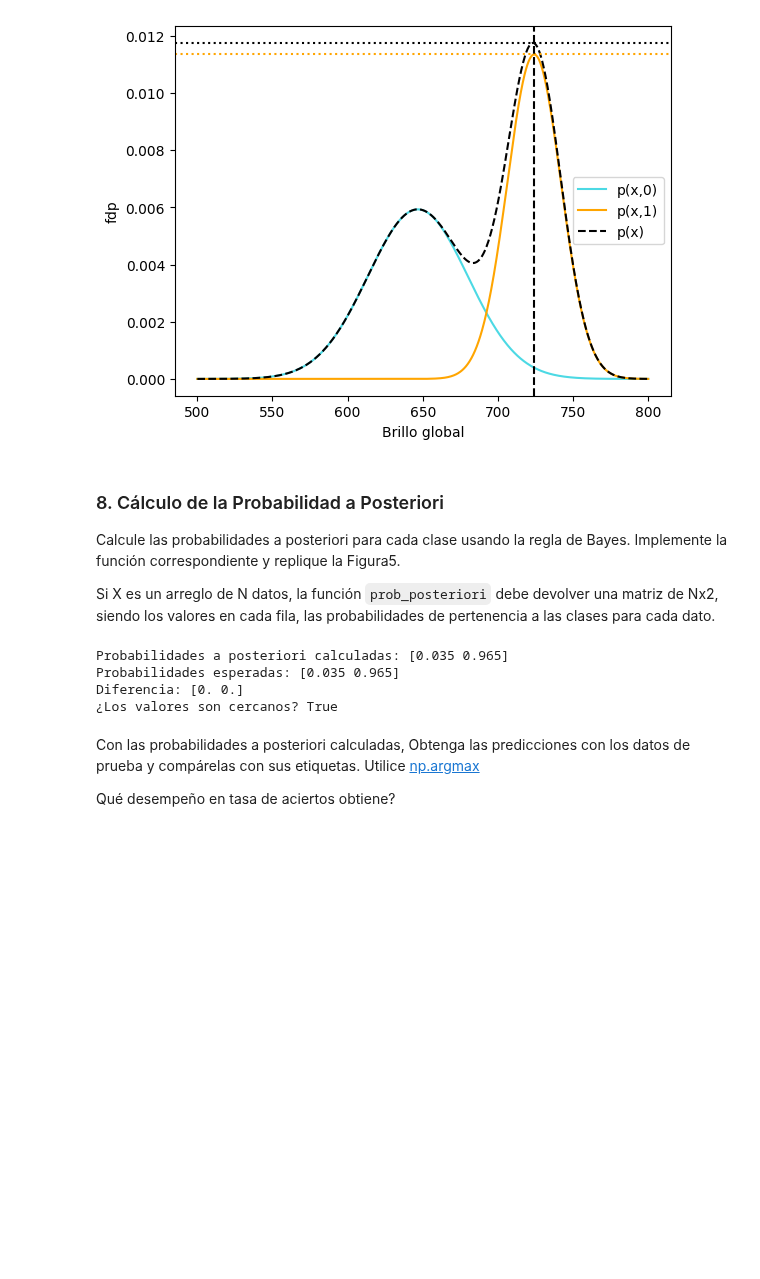
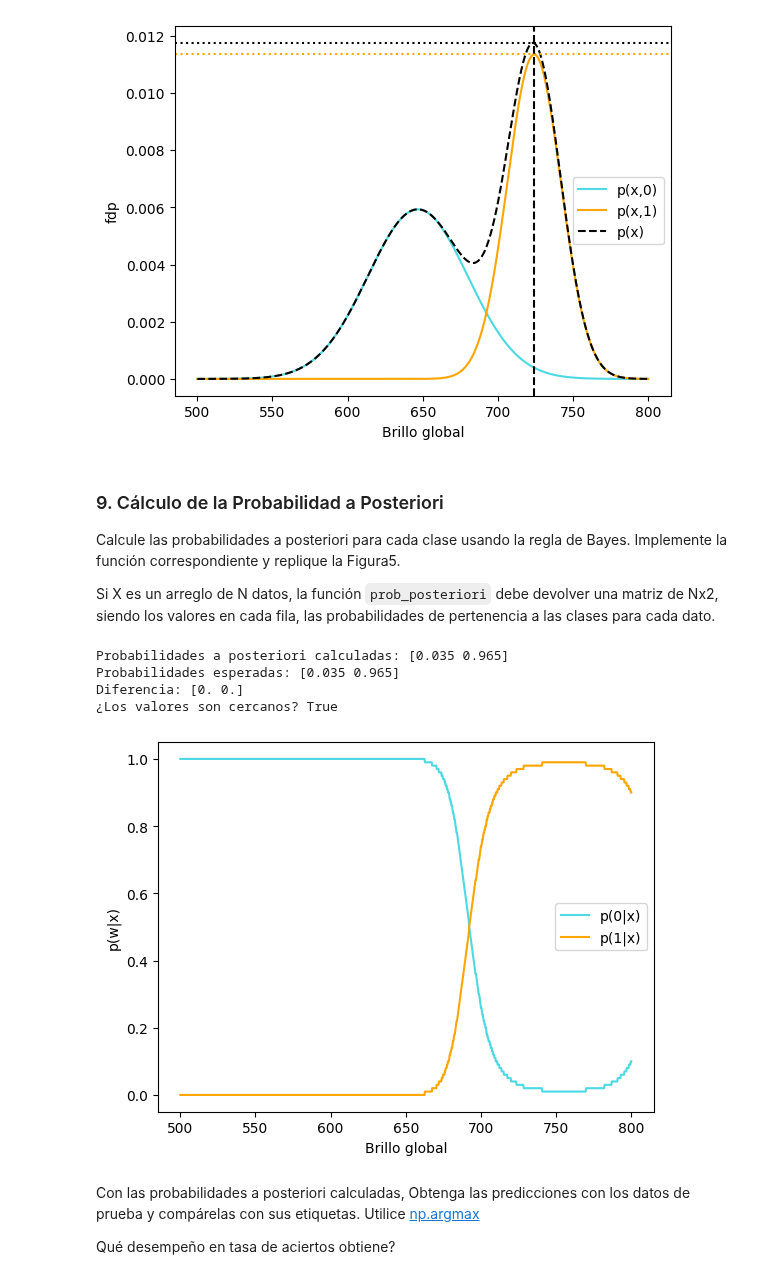
Before and after one commit to axelescalante0/Aprendizaje-Maquinal, a Jupyter notebook: Scrips/Clasificador Bayesiano/ClasificadorBayes.ipynb, the cells around one changed output. Cells and saved outputs as stored; diff of their text form; code cells hidden in the pictures; blank space fills up the shorter version.

Commit message:
Naive Bayes: Grafico de probabilidad a Posteriori

```diff
--- a/Scrips/Clasificador Bayesiano/ClasificadorBayes.ipynb
+++ b/Scrips/Clasificador Bayesiano/ClasificadorBayes.ipynb
@@ -356,7 +356,7 @@ plt.show()
 # %% [output]
 [figure]
 # %% [markdown]
-### 8. Cálculo de la Probabilidad a Posteriori
+### 9. Cálculo de la Probabilidad a Posteriori
 
 Calcule las probabilidades a posteriori para cada clase usando la regla de Bayes. Implemente la función correspondiente y replique la Figura5.
 
@@ -367,7 +367,7 @@ def prob_posteriori(X, prioris, mean_ds, std_ds):
     posterioris = []
     for prior, mean, std in zip(prioris, mean_ds, std_ds):
         prob_cond = prob_conjunta(X, prior, mean, std)
-        posterior = round(prob_cond / prob_marginal_total,3)
+        posterior = np.round(prob_cond / prob_marginal_total,3)
         posterioris.append(posterior)
 
     return np.array(posterioris)
@@ -395,6 +395,31 @@ Probabilidades a posteriori calculadas: [0.035 0.965]
 Probabilidades esperadas: [0.035 0.965]
 Diferencia: [0. 0.]
 ¿Los valores son cercanos? True
+# %%
+
+# Supongamos que tienes las siguientes funciones y variables definidas
+# prob_posteriori, p_0, p_1, mean_0, mean_1, std_0, std_1, x, max_x_1
+
+# Calcular las probabilidades a posteriori
+prob_posteriori_0 = prob_posteriori(x, (p_0, p_1), (mean_0, mean_1), (std_0, std_1))[0]
+prob_posteriori_1 = prob_posteriori(x, (p_0, p_1), (mean_0, mean_1), (std_0, std_1))[1]
+
+# Redondear los valores si es necesario
+prob_posteriori_0 = np.round(prob_posteriori_0, 2)
+prob_posteriori_1 = np.round(prob_posteriori_1, 2)
+
+# Gráfico de probabilidades a posteriori
+plt.plot(x, prob_posteriori_0, color='#4CD9E4', label='p(0|x)')
+plt.plot(x, prob_posteriori_1, color='orange', label='p(1|x)')
+
+
+
+plt.xlabel('Brillo global')
+plt.ylabel('p(w|x)')
+plt.legend()
+plt.show()
+# %% [output]
+[figure, added]
 # %% [markdown]
 Con las probabilidades a posteriori calculadas, Obtenga las predicciones con los datos de prueba y compárelas con sus etiquetas. Utilice [np.argmax](https://numpy.org/doc/stable/reference/generated/numpy.argmax.html)
 
```
Also changed, not shown: parts of 3 cells of this notebook.
